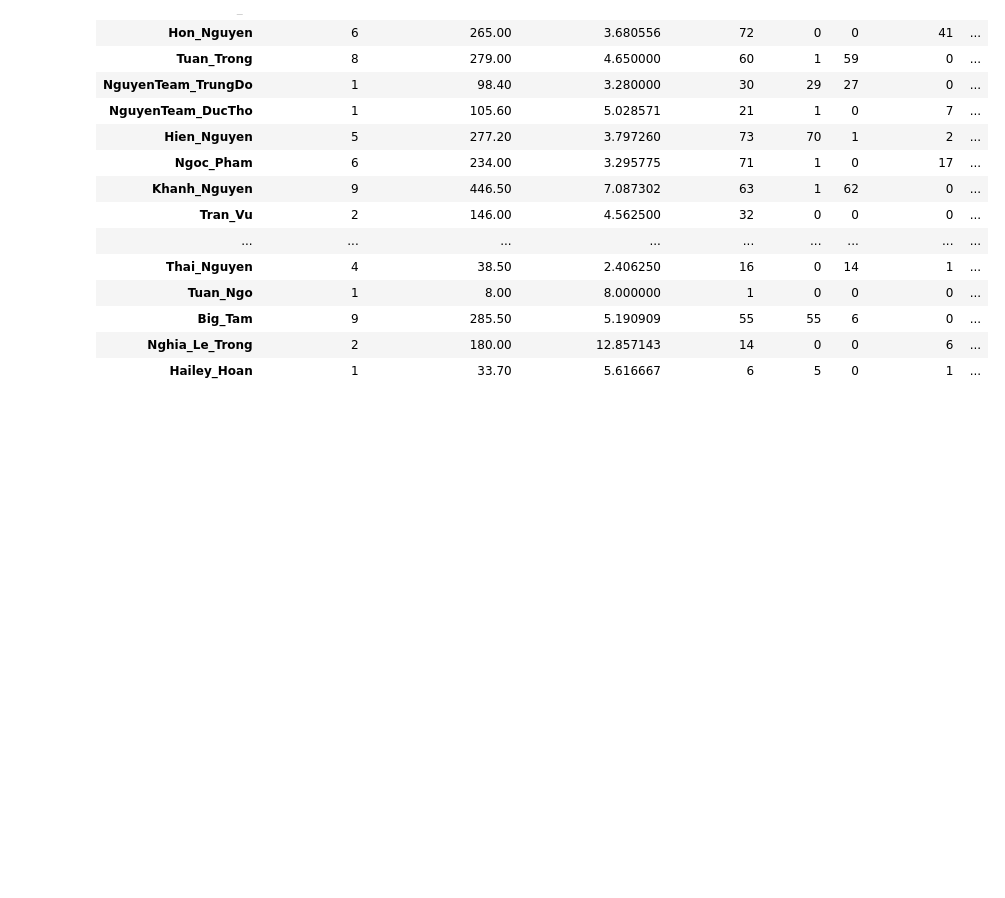
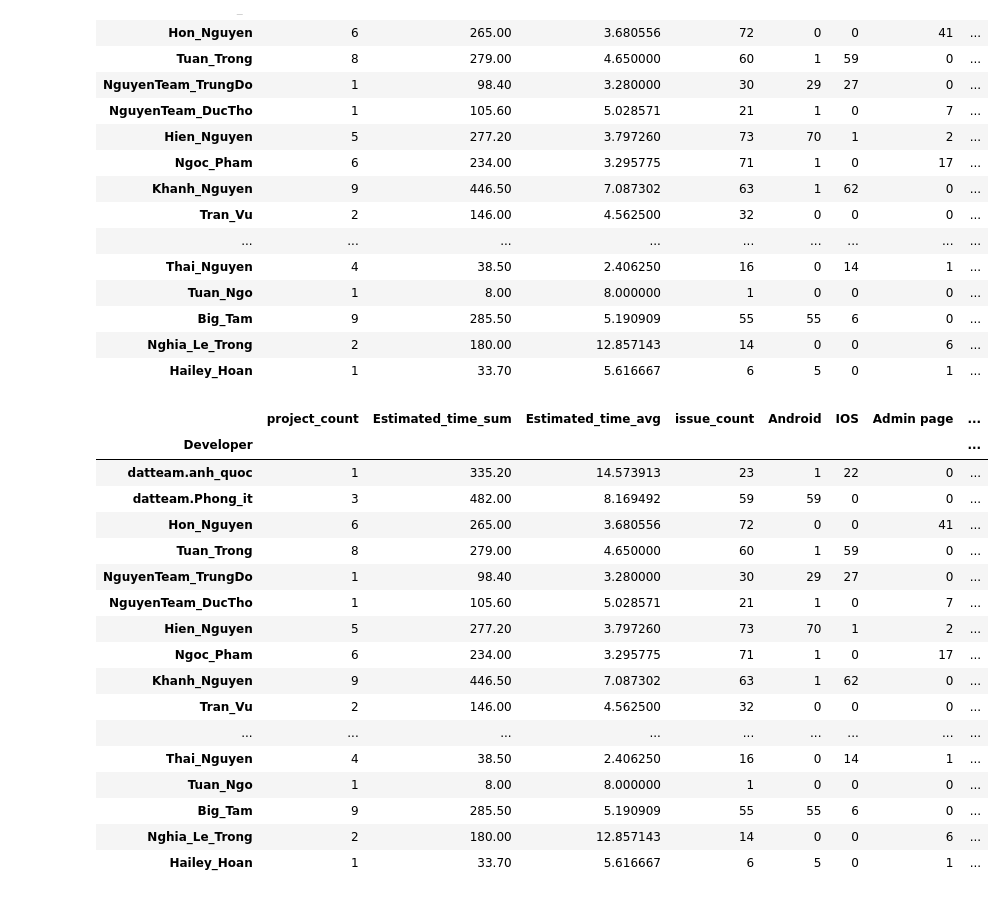
Before and after one commit to scott-ha/Appdr-analysis, a Jupyter notebook: algorithm/Developer.ipynb, the cells around one changed output. Cells and saved outputs as stored; diff of their text form; code cells hidden in the pictures; blank space fills up the shorter version.

Commit message:
platform, project, developer

```diff
--- a/algorithm/Developer.ipynb
+++ b/algorithm/Developer.ipynb
@@ -861,7 +892,27 @@ df_developer.to_csv('Developer.csv')
 # %%
 # 20200409 To Do..
 # need to be checked
 # PHP - Larabel, object-c, Appcenter (for app auto Distribution), NodeJS Express
 # issue, project 칼럼들 raw로 때려박을 칼럼
 # period 칼럼, Front-end / Server-side 칼럼
 # Estimated_time이 긴 기준??
+df_developer
+# %% [output]
+|  | project_count | Estimated_time_sum | Estimated_time_avg | issue_count | Android | IOS | Admin page | ... |
+| Developer |  |  |  |  |  |  |  | ... |
+| datteam.anh_quoc | 1 | 335.20 | 14.573913 | 23 | 1 | 22 | 0 | ... |
+| datteam.Phong_it | 3 | 482.00 | 8.169492 | 59 | 59 | 0 | 0 | ... |
+| Hon_Nguyen | 6 | 265.00 | 3.680556 | 72 | 0 | 0 | 41 | ... |
+| Tuan_Trong | 8 | 279.00 | 4.650000 | 60 | 1 | 59 | 0 | ... |
+| NguyenTeam_TrungDo | 1 | 98.40 | 3.280000 | 30 | 29 | 27 | 0 | ... |
+| NguyenTeam_DucTho | 1 | 105.60 | 5.028571 | 21 | 1 | 0 | 7 | ... |
+| Hien_Nguyen | 5 | 277.20 | 3.797260 | 73 | 70 | 1 | 2 | ... |
+| Ngoc_Pham | 6 | 234.00 | 3.295775 | 71 | 1 | 0 | 17 | ... |
+| Khanh_Nguyen | 9 | 446.50 | 7.087302 | 63 | 1 | 62 | 0 | ... |
+| Tran_Vu | 2 | 146.00 | 4.562500 | 32 | 0 | 0 | 0 | ... |
+| ... | ... | ... | ... | ... | ... | ... | ... | ... |
+| Thai_Nguyen | 4 | 38.50 | 2.406250 | 16 | 0 | 14 | 1 | ... |
+| Tuan_Ngo | 1 | 8.00 | 8.000000 | 1 | 0 | 0 | 0 | ... |
+| Big_Tam | 9 | 285.50 | 5.190909 | 55 | 55 | 6 | 0 | ... |
+| Nghia_Le_Trong | 2 | 180.00 | 12.857143 | 14 | 0 | 0 | 6 | ... |
+| Hailey_Hoan | 1 | 33.70 | 5.616667 | 6 | 5 | 0 | 1 | ... |
```
Also changed, not shown: parts of 5 cells of this notebook, 2 other files.
